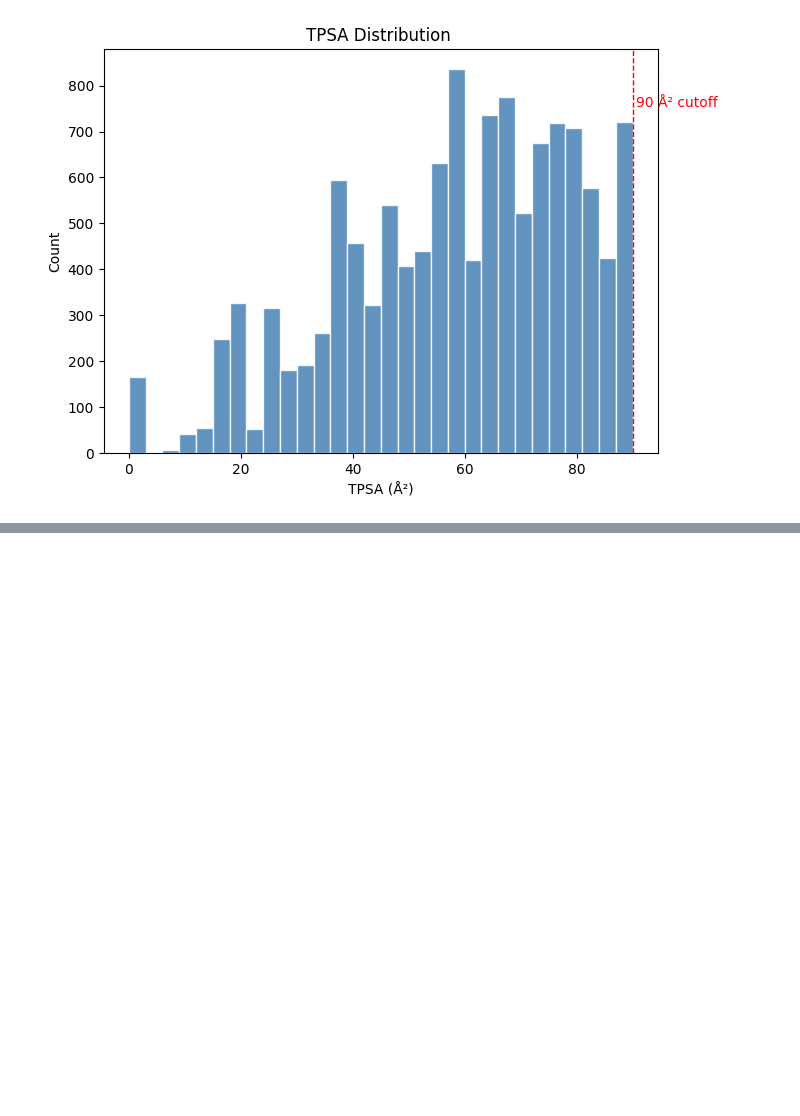
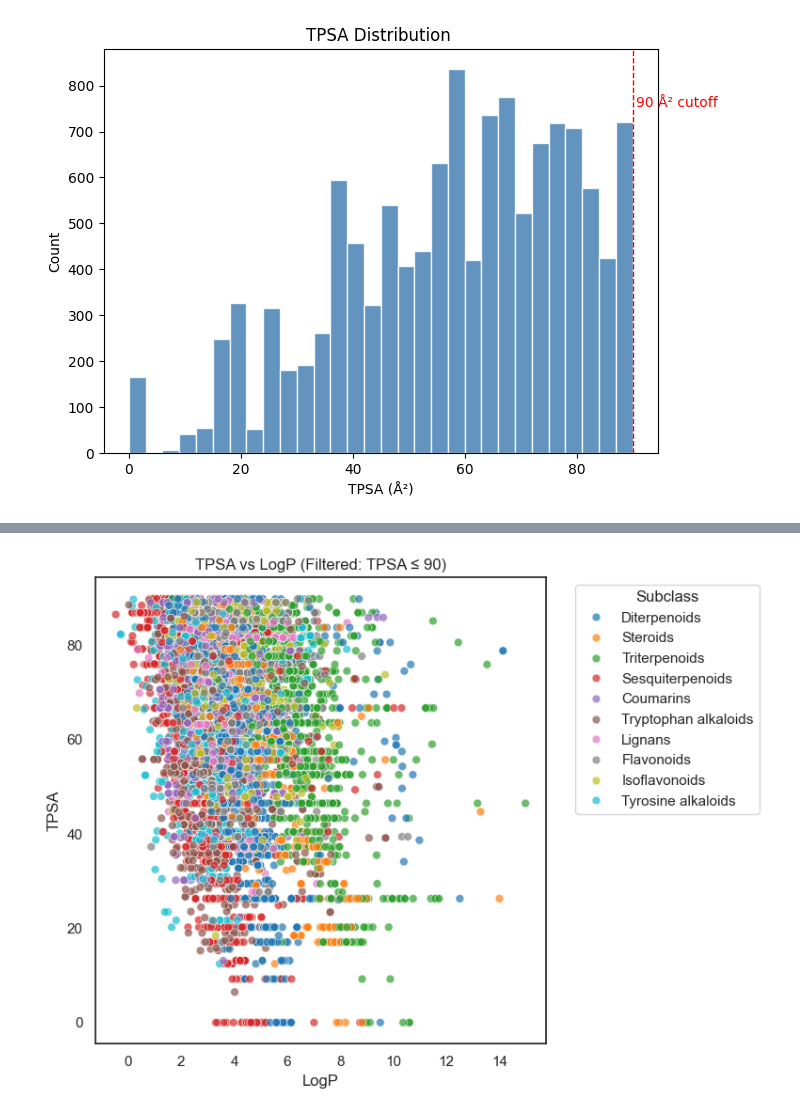
Before and after one commit to Hassan-Haydar/DSA103, a Jupyter notebook: LifeScienceData/project/project.ipynb, the cells around one changed output, grey strips where cells are left out. Drawn from its saved outputs; the diff is of its cells as text; code cells hidden in the pictures; blank space fills up the shorter version.

Commit message:
started to explore which plots visualization make the most sense

```diff
--- a/LifeScienceData/project/project.ipynb
+++ b/LifeScienceData/project/project.ipynb
@@ -178,0 +188,37 @@ plt.show()
+# %%
+import matplotlib.pyplot as plt
+import seaborn as sns
+
+# ------------------------------------------------
+# 1. Filter dataset: keep only TPSA ≤ 90
+# ------------------------------------------------
+df_tpsa = df_final[df_final["TPSA"] <= 90].copy()
+
+# (Optional) keep only top subclasses
+top_sub = df_tpsa["subclass"].value_counts().index[:10]
+df_tpsa = df_tpsa[df_tpsa["subclass"].isin(top_sub)]
+
+# ------------------------------------------------
+# 2. Scatter plot TPSA vs LogP
+# ------------------------------------------------
+plt.figure(figsize=(8,6))
+
+sns.scatterplot(
+    data=df_tpsa,
+    x="LogP",
+    y="TPSA",
+    hue="subclass",
+    s=40,
+    alpha=0.7,
+    palette="tab10"
+)
+
+plt.xlabel("LogP")
+plt.ylabel("TPSA")
+plt.title("TPSA vs LogP (Filtered: TPSA ≤ 90)")
+
+plt.legend(title="Subclass", bbox_to_anchor=(1.05, 1), loc="upper left")
+plt.tight_layout()
+plt.show()
+# %% [output]
+[figure, added]
```
Also changed, not shown: parts of 9 cells of this notebook.
